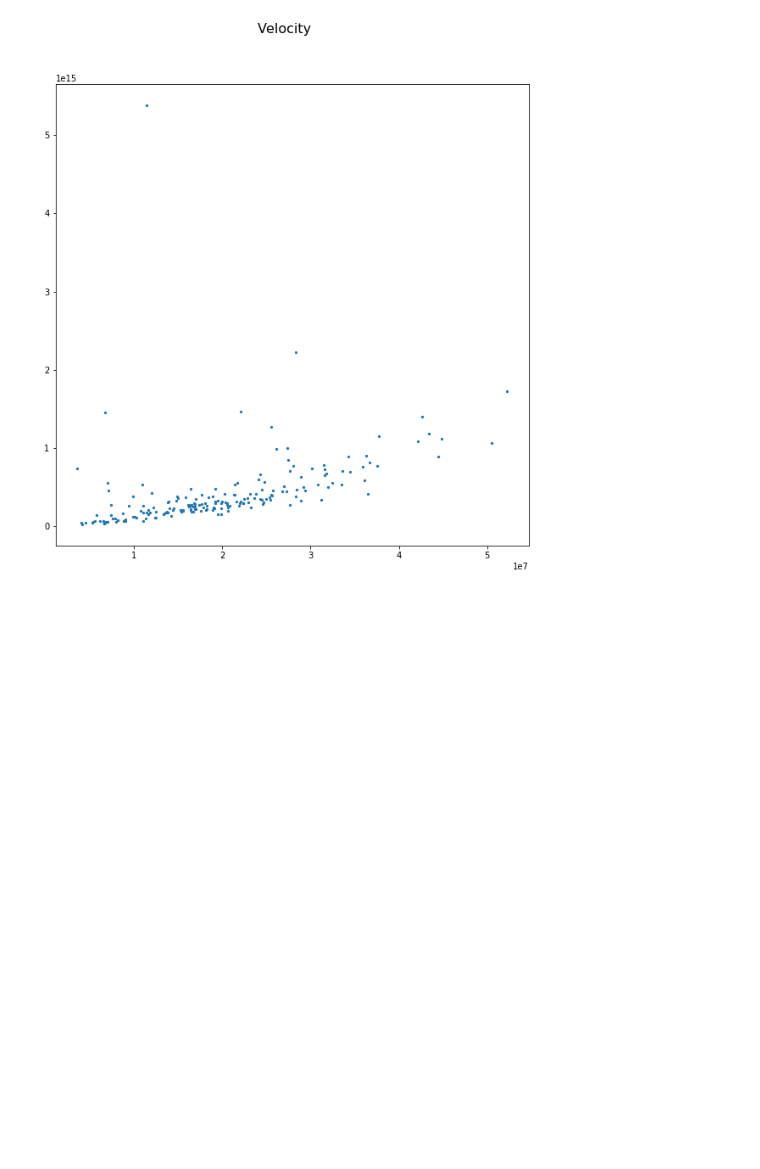
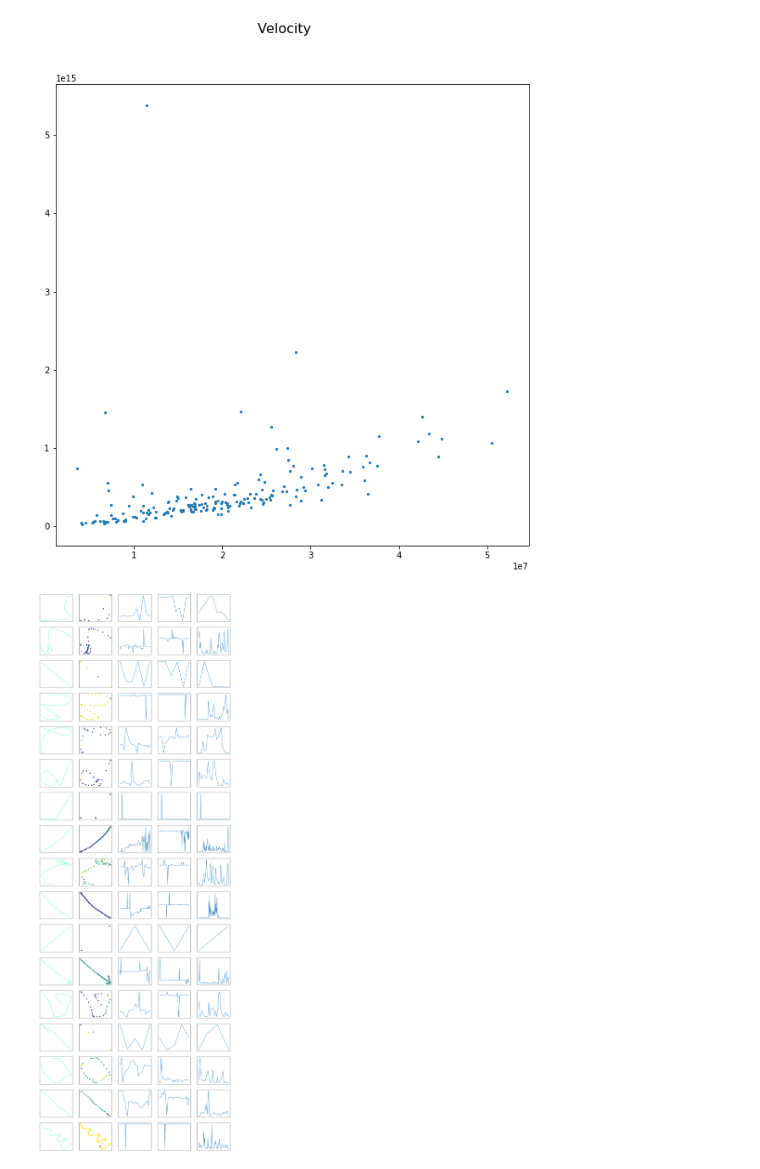
Before and after one commit to p-amonpitakpun/clock-drawing-dnn, a Jupyter notebook: Notebooks/models/pressure_n_velocity.ipynb, the cells around one changed output. Saved outputs shown, nothing was run; the diff lists cells and outputs as text; code cells hidden in the pictures; blank space fills up the shorter version.

Commit message:
add curvature visualization

```diff
--- a/Notebooks/models/pressure_n_velocity.ipynb
+++ b/Notebooks/models/pressure_n_velocity.ipynb
@@ -417,3 +417,74 @@ ax.scatter(v_mean, v_var, s=5)
 plt.show()
 # %% [output]
 [figure]
+# %%
+record = records[177]
+n_obj = len(record)
+
+fig, axs = plt.subplots(n_obj, 5, figsize=(20, 60))
+plt.setp(axs, xticks=[], yticks=[])
+
+for j in range(n_obj):
+    obj = record[j]
+    X = obj[0]
+    Y = obj[1]
+    T = obj[2]
+    N = len(T)
+
+    grad = []
+    tang = []
+    curv = []
+
+    for i in range(N - 1):
+        dt = T[i + 1] - T[i]
+        dx = X[i + 1] - X[i]
+        dy = Y[i + 1] - Y[i]
+        if dx != 0 and dt != 0:
+            dy_dx = dy / dx
+
+            v = np.sqrt(dx**2 + dy**2)
+
+            grad.append(dy_dx)
+
+            axs[j][0].plot([X[i], X[i + 1]], [Y[i], Y[i + 1]],
+                           c = [v/(10**9), 1, 0.5], linewidth=1)
+        else:
+            grad.append(0)
+
+    for i in range(N - 1):
+        dx = X[i + 1] - X[i]
+        dy2_dx2 = (grad[i + 1] - grad[i]) / dx if dx != 0 else 0
+        tang.append(dy2_dx2)
+
+    Dxdt = []
+    Dydt = []
+    for i in range(N - 1):
+        dt = T[i + 1] - T[i]
+        dx = X[i + 1] - X[i]
+        dy = Y[i + 1] - Y[i]
+        dyt = dy / dt if dt != 0  else 0
+        dxt = dx / dt if dt != 0 else 0
+        Dxdt.append(dxt)
+        Dydt.append(dyt)
+
+    K = []
+    for i in range(N - 2):
+        dt = T[i + 1] - T[i]
+        dx = X[i + 1] - X[i]
+        dy = Y[i + 1] - Y[i]
+        dx1 = Dxdt[i]
+        dx2 = (Dxdt[i + 1] - Dxdt[i]) / dt
+        dy1 = Dydt[i]
+        dy2 = (Dydt[i + 1] - Dydt[i]) / dt
+
+        k = abs((dx1 * dy2) - (dy1 * dx2)) / np.power((dx1**2 + dy1**2), 2/3) if dx1**2 + dy1**2 != 0 else 0
+        K.append(k)
+
+    axs[j][1].scatter(X, Y, c=[0] + grad)
+    axs[j][2].plot(grad)
+    axs[j][3].plot(tang)
+    axs[j][4].plot(T[:-2], K)
+
+plt.show()
+# %% [output]
+[figure, added]
```
Also changed, not shown: parts of 1 cell of this notebook.
